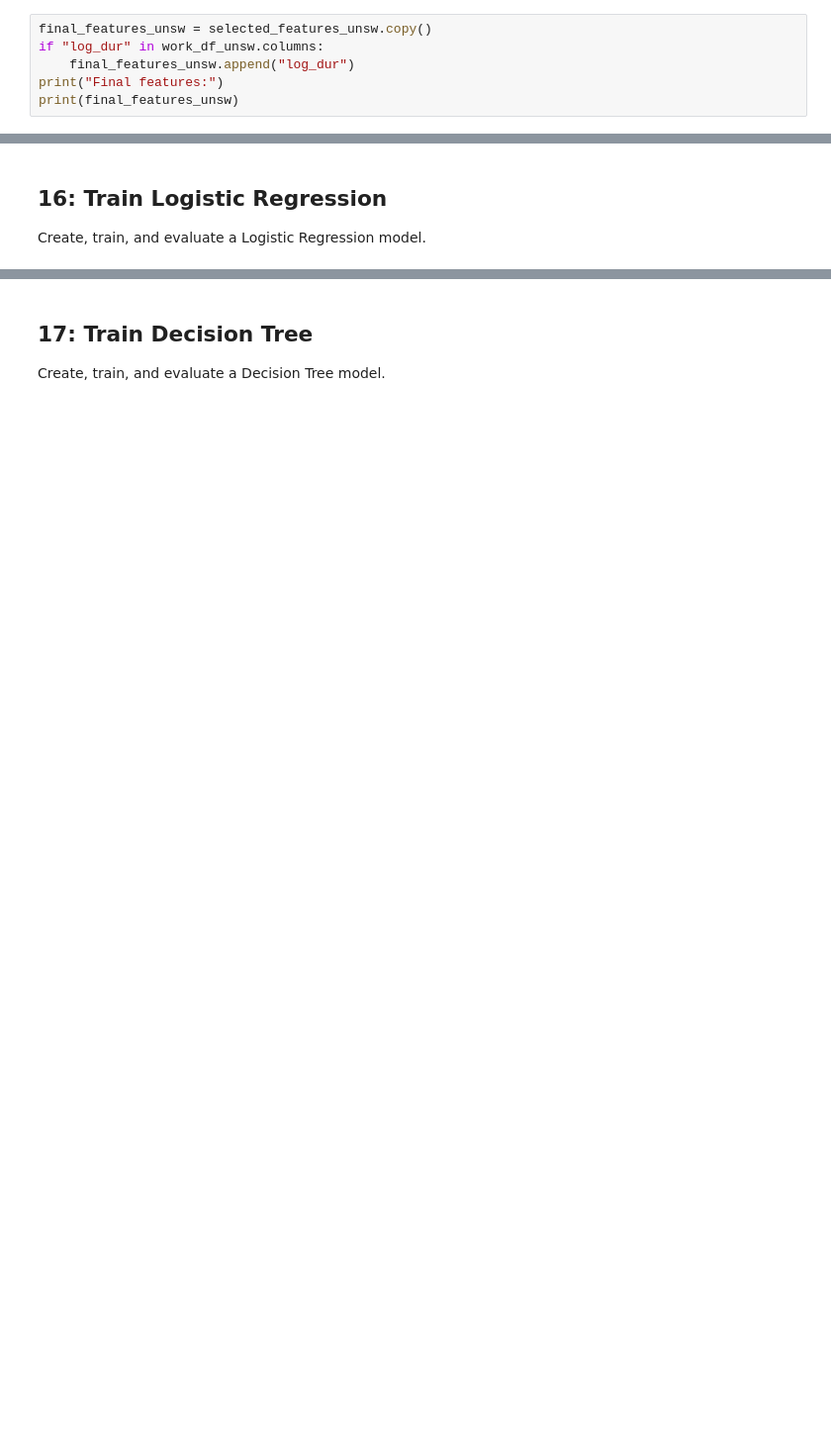
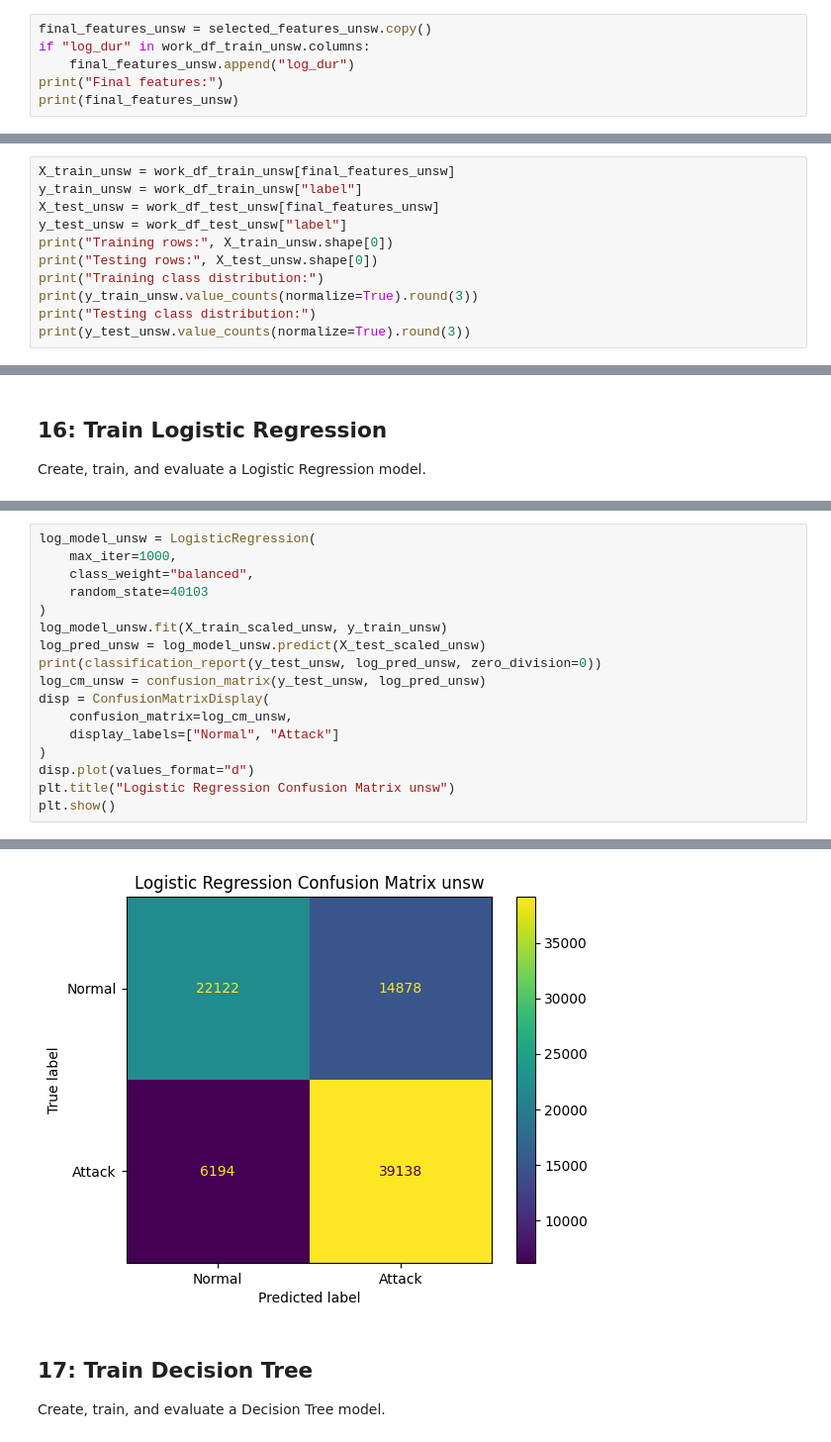
Before and after one commit to blbaum/aiForSecurity, a Jupyter notebook: module2/Assignment1-Baum.ipynb, the cells around one changed output, grey strips where cells are left out. Shown at 99% size. Saved outputs shown, nothing was run; the diff lists cells and outputs as text; blank space fills up the shorter version.

```diff
--- a/module2/Assignment1-Baum.ipynb
+++ b/module2/Assignment1-Baum.ipynb
@@ -402,7 +402,7 @@ Final features:
 ['URLLength', 'DomainLength', 'NoOfSubDomain', 'NoOfLettersInURL', 'NoOfDegitsInURL', 'NoOfOtherSpecialCharsInURL', 'IsHTTPS', 'NoOfExternalRef', 'LineOfCode', 'LargestLineLength', 'log_URLLength', 'l ...
 # %%
 final_features_unsw = selected_features_unsw.copy()
-if "log_dur" in work_df_unsw.columns:
+if "log_dur" in work_df_train_unsw.columns:
     final_features_unsw.append("log_dur")
 print("Final features:")
 print(final_features_unsw)
@@ -470,0 +489,11 @@ X_train_phish, X_test_phish, y_train_phish, y_test_phish = trainTestSplit(X_phis
+# %%
+X_train_unsw = work_df_train_unsw[final_features_unsw]
+y_train_unsw = work_df_train_unsw["label"]
+X_test_unsw = work_df_test_unsw[final_features_unsw]
+y_test_unsw = work_df_test_unsw["label"]
+print("Training rows:", X_train_unsw.shape[0])
+print("Testing rows:", X_test_unsw.shape[0])
+print("Training class distribution:")
+print(y_train_unsw.value_counts(normalize=True).round(3))
+print("Testing class distribution:")
+print(y_test_unsw.value_counts(normalize=True).round(3))
@@ -511,0 +587,18 @@ plt.show()
+# %%
+log_model_unsw = LogisticRegression(
+    max_iter=1000,
+    class_weight="balanced",
+    random_state=40103
+)
+log_model_unsw.fit(X_train_scaled_unsw, y_train_unsw)
+log_pred_unsw = log_model_unsw.predict(X_test_scaled_unsw)
+print(classification_report(y_test_unsw, log_pred_unsw, zero_division=0))
+log_cm_unsw = confusion_matrix(y_test_unsw, log_pred_unsw)
+disp = ConfusionMatrixDisplay(
+    confusion_matrix=log_cm_unsw,
+    display_labels=["Normal", "Attack"]
+)
+disp.plot(values_format="d")
+plt.title("Logistic Regression Confusion Matrix unsw")
+plt.show()
+# %% [output]
@@ -512,3 +613,4 @@ plt.show()
+[figure, added]
 # %% [markdown]
 ## 17: Train Decision Tree
 
```
Also changed, not shown: parts of 48 cells of this notebook, 22 other files.
